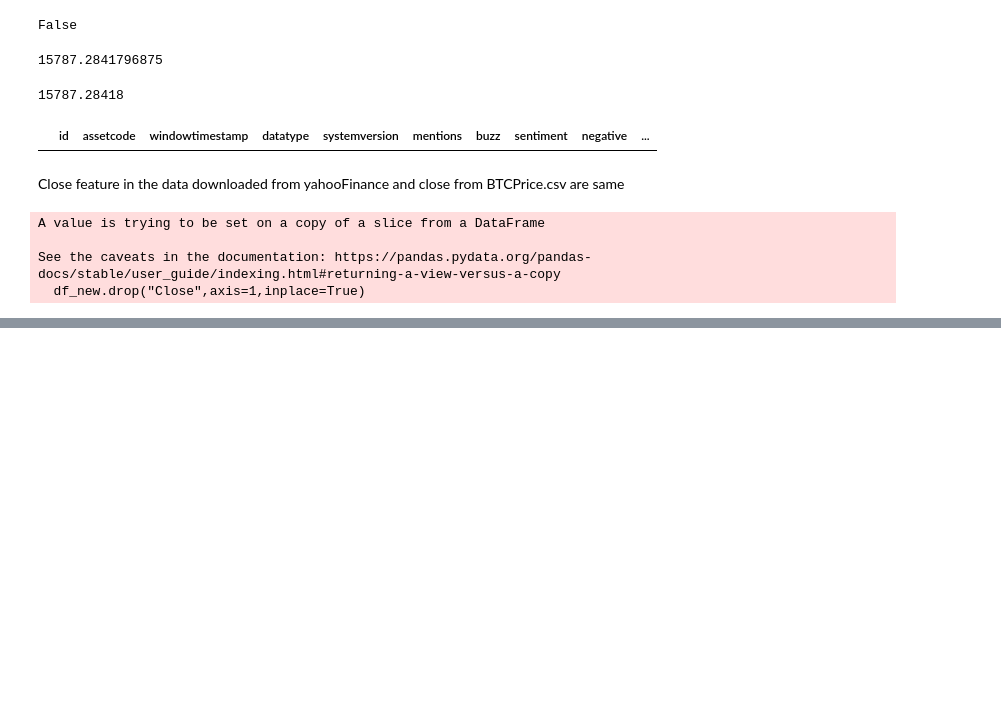
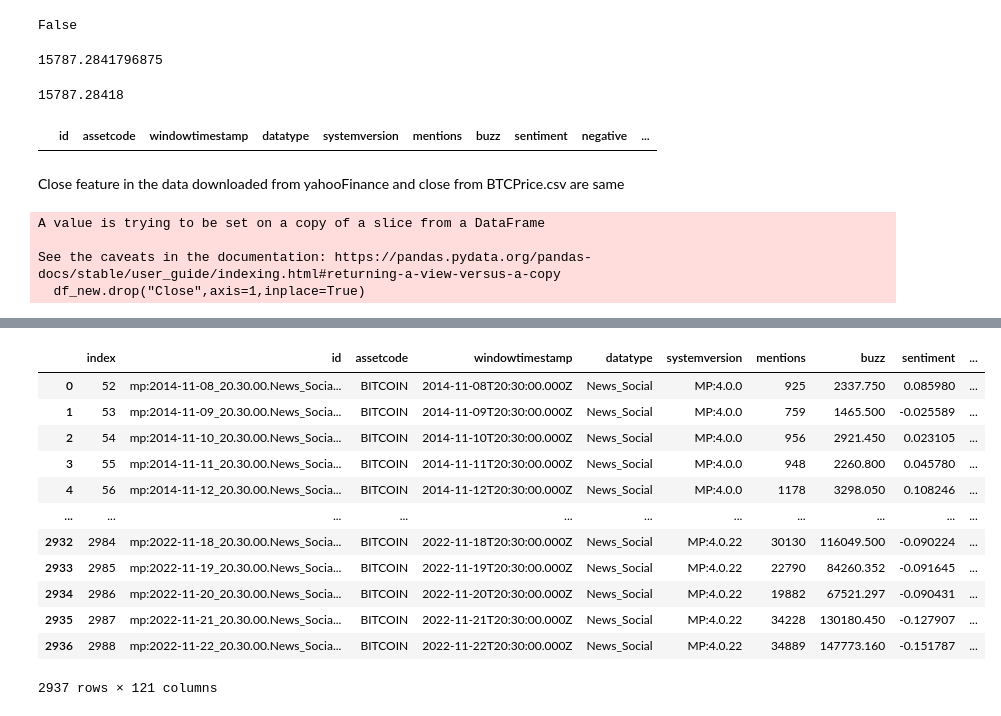
Before and after one commit to sk1930/CryptoPriceTraingularArbitrage, a Jupyter notebook: BTCPriceFeatureEngineering.ipynb, the cells around one changed output, grey strips where cells are left out. Drawn from its saved outputs; the diff is of its cells as text; code cells hidden in the pictures; blank space fills up the shorter version.

```diff
--- a/BTCPriceFeatureEngineering.ipynb
+++ b/BTCPriceFeatureEngineering.ipynb
@@ -565,0 +603,7 @@ df_new.reset_index(inplace=True)
+# %%
+df_new['Aroon_up'].replace(0,0.0001,inplace=True)
+df_new['Aroon_down'].replace(0,0.0001,inplace=True)
+df_new['Aroon_oscillator'].replace(0,0.0001,inplace=True)
+df_new['%K-FAST Stochastic indicator'].replace(0,0.0001,inplace=True)
+df_new['ulcer_index'].replace(0,0.0001,inplace=True)
+df_new['WilliamsR'].replace(0,0.0001,inplace=True)
@@ -566,2 +628,18 @@ df_new.reset_index(inplace=True)
 # %%
 df_new.to_csv("BTCPriceCleaned.csv")
+# %%
+df_new
+# %% [output]
+|  | index | id | assetcode | windowtimestamp | datatype | systemversion | mentions | buzz | sentiment | ... |
+| 0 | 52 | mp:2014-11-08_20.30.00.News_Socia... | BITCOIN | 2014-11-08T20:30:00.000Z | News_Social | MP:4.0.0 | 925 | 2337.750 | 0.085980 | ... |
+| 1 | 53 | mp:2014-11-09_20.30.00.News_Socia... | BITCOIN | 2014-11-09T20:30:00.000Z | News_Social | MP:4.0.0 | 759 | 1465.500 | -0.025589 | ... |
+| 2 | 54 | mp:2014-11-10_20.30.00.News_Socia... | BITCOIN | 2014-11-10T20:30:00.000Z | News_Social | MP:4.0.0 | 956 | 2921.450 | 0.023105 | ... |
+| 3 | 55 | mp:2014-11-11_20.30.00.News_Socia... | BITCOIN | 2014-11-11T20:30:00.000Z | News_Social | MP:4.0.0 | 948 | 2260.800 | 0.045780 | ... |
+| 4 | 56 | mp:2014-11-12_20.30.00.News_Socia... | BITCOIN | 2014-11-12T20:30:00.000Z | News_Social | MP:4.0.0 | 1178 | 3298.050 | 0.108246 | ... |
+| ... | ... | ... | ... | ... | ... | ... | ... | ... | ... | ... |
+| 2932 | 2984 | mp:2022-11-18_20.30.00.News_Socia... | BITCOIN | 2022-11-18T20:30:00.000Z | News_Social | MP:4.0.22 | 30130 | 116049.500 | -0.090224 | ... |
+| 2933 | 2985 | mp:2022-11-19_20.30.00.News_Socia... | BITCOIN | 2022-11-19T20:30:00.000Z | News_Social | MP:4.0.22 | 22790 | 84260.352 | -0.091645 | ... |
+| 2934 | 2986 | mp:2022-11-20_20.30.00.News_Socia... | BITCOIN | 2022-11-20T20:30:00.000Z | News_Social | MP:4.0.22 | 19882 | 67521.297 | -0.090431 | ... |
+| 2935 | 2987 | mp:2022-11-21_20.30.00.News_Socia... | BITCOIN | 2022-11-21T20:30:00.000Z | News_Social | MP:4.0.22 | 34228 | 130180.450 | -0.127907 | ... |
+| 2936 | 2988 | mp:2022-11-22_20.30.00.News_Socia... | BITCOIN | 2022-11-22T20:30:00.000Z | News_Social | MP:4.0.22 | 34889 | 147773.160 | -0.151787 | ... |
+2937 rows × 121 columns
```
Also changed, not shown: parts of 4 cells of this notebook, 4 other files.
